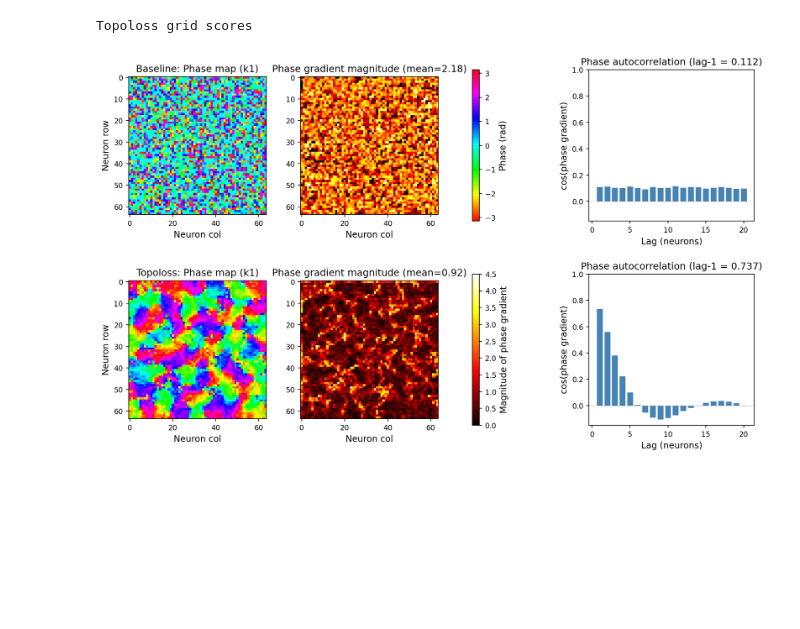
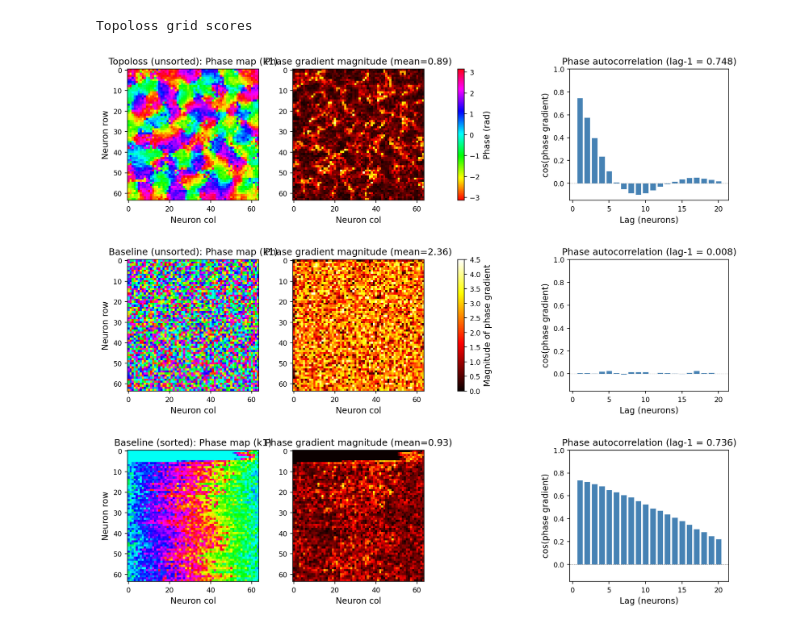
Before and after one commit to murtylab/grid-pattern-formation, a Jupyter notebook: notebooks/phase_analysis.ipynb, the cells around one changed output. Drawn from its saved outputs; the diff is of its cells as text; code cells hidden in the pictures; blank space fills up the shorter version.

```diff
--- a/notebooks/phase_analysis.ipynb
+++ b/notebooks/phase_analysis.ipynb
@@ -35,8 +35,8 @@ plt.rcParams.update({
 })
 # %%
 baseline_ctx = build_eval_context(
-    checkpoint_path="../checkpoints/baseline_final.pth",
-    config_path="../configs/replicate_baseline.yaml",
+    checkpoint_path="../checkpoints/replicate_baseline_colab_orig_rmsprop_alive.pth",
+    config_path="../configs/replicate_baseline_colab_orig_rmsprop_alive.yaml",
     results_root="../results/phase_analysis",
 )
 topo_ctx = build_eval_context(
@@ -55,18 +55,33 @@ baseline_act, baseline_rm, baseline_g, baseline_pos = get_cached_ratemaps(baseli
 print("Topoloss ratemaps")
 topo_act, topo_rm, topo_g, topo_pos = get_cached_ratemaps(topo_ctx, res=RES, n_avg=N_AVG, ng=Ng)
 
+# Sorted baseline
 baseline_order, baseline_phases = _compute_phase_order(baseline_ctx, baseline_rm, RES)
+# Unsorted topoloss
 topo_order, topo_phases = _compute_phase_original_order(topo_ctx, topo_rm, RES)
 
 J_baseline = baseline_ctx.model.RNN.weight_hh_l0.detach().cpu().numpy().T
 J_topo = topo_ctx.model.RNN.weight_hh_l0.detach().cpu().numpy().T
 
+# Unsorted baseline
+baseline_order_unsorted, baseline_phases_unsorted = _compute_phase_original_order(baseline_ctx, baseline_rm, RES)
+
+# Sorted baseline phases
+baseline_phases_sorted = baseline_phases[:, baseline_order]
+
 J_baseline_sorted = J_baseline[baseline_order][:, baseline_order]
+
+# Sorted baseline activations & scores
+baseline_act_sorted = baseline_act[baseline_order]
 
 print("Baseline grid scores")
 baseline_scores = compute_grid_scores(baseline_ctx)
 print("Topoloss grid scores")
 topo_scores = compute_grid_scores(topo_ctx)
+
+baseline_score60 = baseline_scores["score_60"]
+topo_score60 = topo_scores["score_60"]
+baseline_score60_sorted = baseline_score60[baseline_order]
 # %% [output]
 Baseline ratemaps
 Topoloss ratemaps
@@ -79,16 +94,21 @@ def circular_diff(a, b):
 
 def phase_gradient_magnitude(phases_1d, side):
     sheet = phases_1d.reshape(side, side)
-    dx = circular_diff(sheet, np.roll(sheet, 1, axis=1))
-    dy = circular_diff(sheet, np.roll(sheet, 1, axis=0))
+    dx = np.zeros_like(sheet)
+    dy = np.zeros_like(sheet)
+    dx[:, 1:] = circular_diff(sheet[:, 1:], sheet[:, :-1])
+    dy[1:, :] = circular_diff(sheet[1:, :], sheet[:-1, :])
     return np.sqrt(dx**2 + dy**2)
 
 def phase_autocorrelation(phases_1d, side, max_lag=20):
     sheet = phases_1d.reshape(side, side)
     autocorr = np.zeros(max_lag)
     for lag in range(1, max_lag + 1):
-        cos_diff_x = np.cos(circular_diff(sheet, np.roll(sheet, lag, axis=1))).mean()
-        cos_diff_y = np.cos(circular_diff(sheet, np.roll(sheet, lag, axis=0))).mean()
+        if lag >= side:
+            autocorr[lag - 1] = np.nan
+            continue
+        cos_diff_x = np.cos(circular_diff(sheet[:, lag:], sheet[:, :-lag])).mean()
+        cos_diff_y = np.cos(circular_diff(sheet[lag:, :], sheet[:-lag, :])).mean()
         autocorr[lag - 1] = (cos_diff_x + cos_diff_y) / 2
     return autocorr
 
@@ -108,14 +128,15 @@ def radial_profile(jmean, max_r=None):
 A_hex = np.asarray([[2, 1], [0, np.sqrt(3)]]) / 2
 A_hex_inv = np.linalg.inv(A_hex)
 # %%
-fig = plt.figure(figsize=(14, 8))
-gs = gridspec.GridSpec(2, 5, width_ratios=[1, 1, 0.05, 0.3, 1.2], wspace=0.35, hspace=0.35)
+fig = plt.figure(figsize=(14, 12))
+gs = gridspec.GridSpec(3, 5, width_ratios=[1, 1, 0.05, 0.3, 1.2], wspace=0.35, hspace=0.45)
 
 mode_idx = 0 # k1
 
 for row, (label, phases) in enumerate([
-    ("Baseline", baseline_phases),
-    ("Topoloss", topo_phases),
+    ("Topoloss (unsorted)", topo_phases),
+    ("Baseline (unsorted)", baseline_phases_unsorted),
+    ("Baseline (sorted)", baseline_phases_sorted),
 ]):
     phase_sheet = phases[mode_idx].reshape(n, n)
     grad_mag = phase_gradient_magnitude(phases[mode_idx], n)
@@ -124,31 +145,31 @@ for row, (label, phases) in enumerate([
     # Phase map
     ax0 = fig.add_subplot(gs[row, 0])
     im0 = ax0.imshow(phase_sheet, cmap="hsv", vmin=-np.pi, vmax=np.pi)
     ax0.set_title(f"{label}: Phase map (k1)")
     ax0.set_ylabel("Neuron row")
     ax0.set_xlabel("Neuron col")
 
     # Gradient magnitude
     ax1 = fig.add_subplot(gs[row, 1])
     im1 = ax1.imshow(grad_mag, cmap="hot", vmin=0, vmax=4.5)
     ax1.set_title(f"Phase gradient magnitude (mean={grad_mag.mean():.2f})")
     ax1.set_xlabel("Neuron col")
 
     # Autocorrelation
     ax2 = fig.add_subplot(gs[row, 4])
     ax2.bar(range(1, 21), autocorr, color="steelblue", edgecolor="white", linewidth=0.3)
     ax2.axhline(0, color="gray", linestyle="--", linewidth=0.5)
     ax2.set_xlabel("Lag (neurons)")
     ax2.set_ylabel("cos(phase gradient)")
     ax2.set_title(f"Phase autocorrelation (lag-1 = {autocorr[0]:.3f})")
     ax2.set_ylim([-0.15, 1.0])
 
 # Colorbars
 cax0 = fig.add_subplot(gs[0, 2])
 plt.colorbar(im0, cax=cax0, label="Phase (rad)")
 cax1 = fig.add_subplot(gs[1, 2])
 plt.colorbar(im1, cax=cax1, label="Magnitude of phase gradient")
 
 plt.show()
 # %% [output]
-[figure, old version]
+[figure, new version]
```
Also changed, not shown: parts of 6 cells of this notebook, 3 other files.
